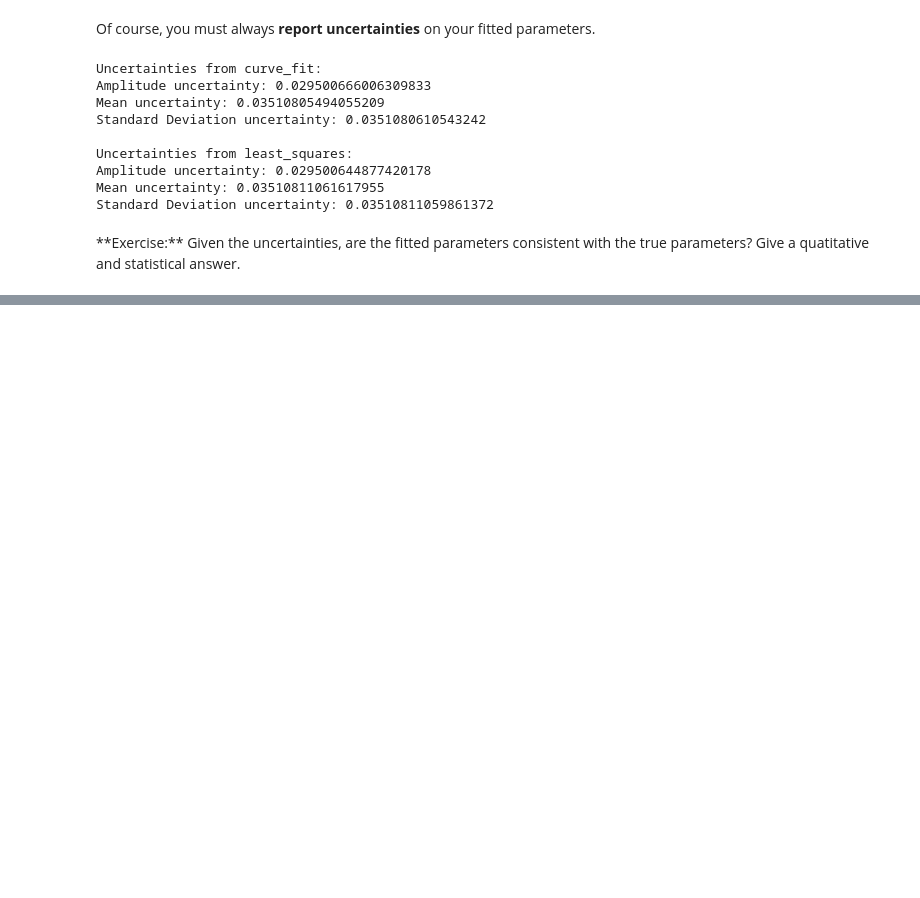
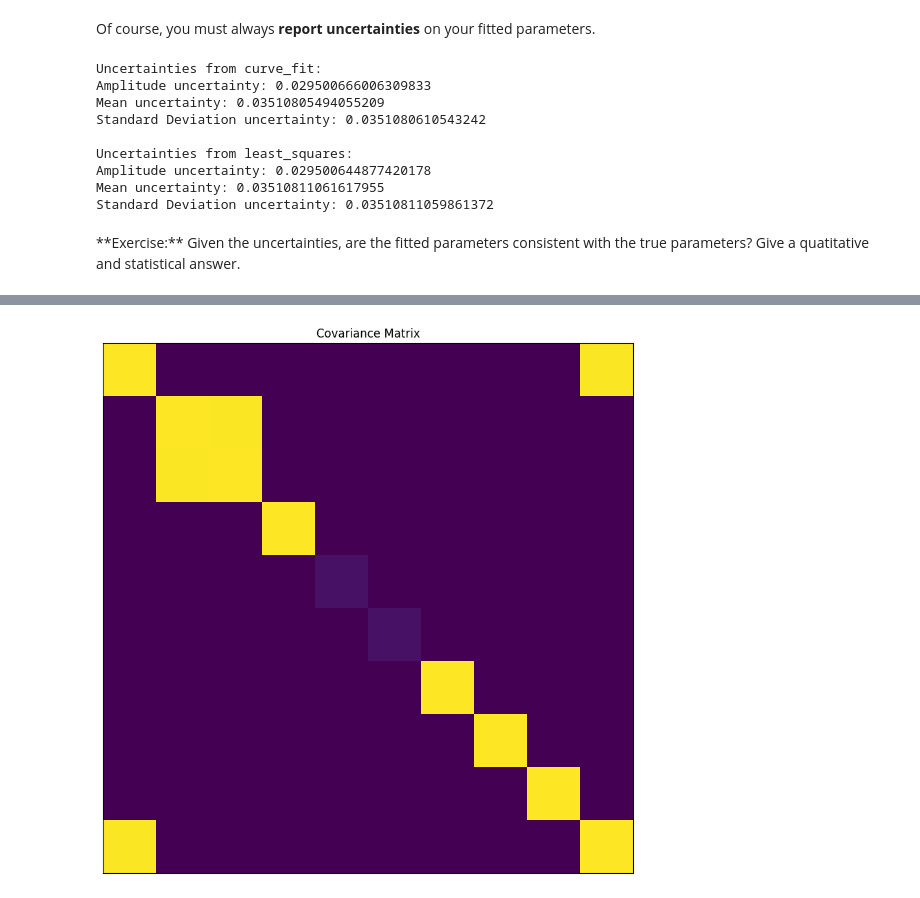
Before and after one commit to borisbolliet/ResearchComputing, a Jupyter notebook: docs/material/part11/notebook.ipynb, the cells around one changed output, grey strips where cells are left out. Saved outputs shown, nothing was run; the diff lists cells and outputs as text; code cells hidden in the pictures; blank space fills up the shorter version.

```diff
--- a/docs/material/part11/notebook.ipynb
+++ b/docs/material/part11/notebook.ipynb
@@ -1044,0 +1166,29 @@ Standard Deviation uncertainty: 0.03510811059861372
+# %%
+# Create a 10x10 covariance matrix with specific correlation structure
+n = 10
+covmat = np.zeros((n,n))
+
+# Set diagonal elements to 1
+np.fill_diagonal(covmat, 1.0)
+
+# Set larger non-diagonal elements in first 3 elements and 10th element
+
+covmat[2,1] = 1.99
+covmat[0,-1] = 1.99
+
+
+covmat[5,5] = 0.05
+covmat[4,4] = 0.05
+
+
+# Make symmetric
+covmat = (covmat + covmat.T)/2
+
+# Visualize the covariance matrix
+plt.figure(figsize=(10,10))
+plt.imshow(covmat, cmap='viridis')
+plt.title('Covariance Matrix')
+_ = plt.xticks([])
+_ = plt.yticks([])
+# %% [output]
+[figure, added]
```
Also changed, not shown: parts of 36 cells of this notebook, 3 other files.
